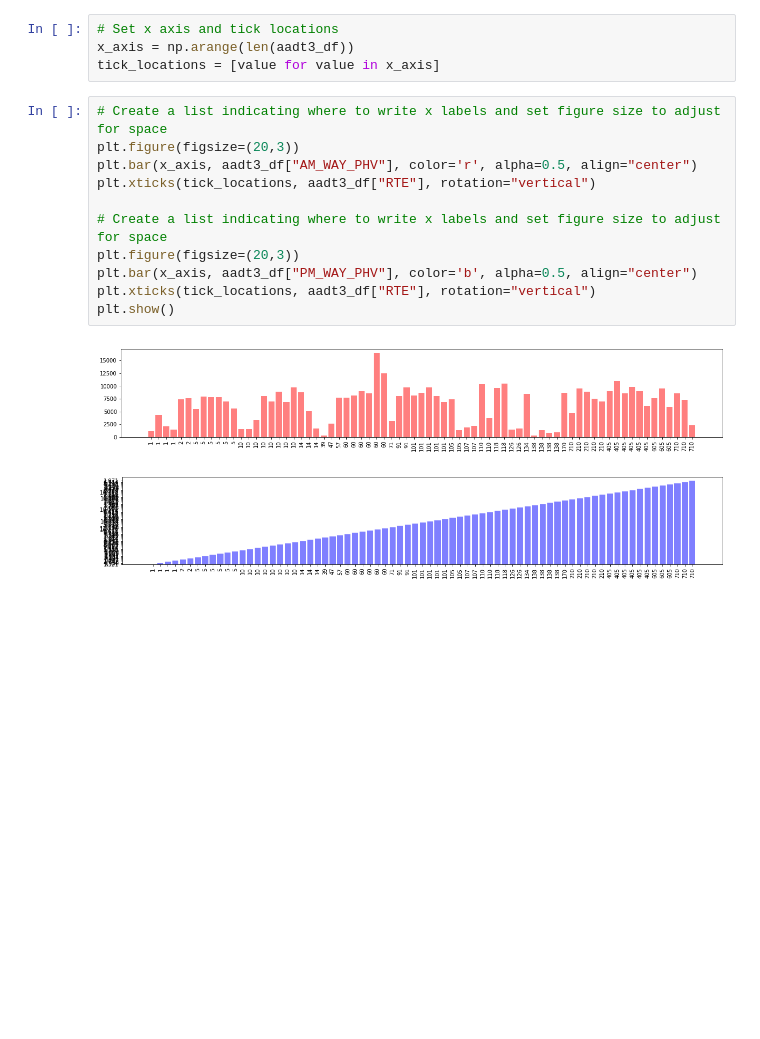
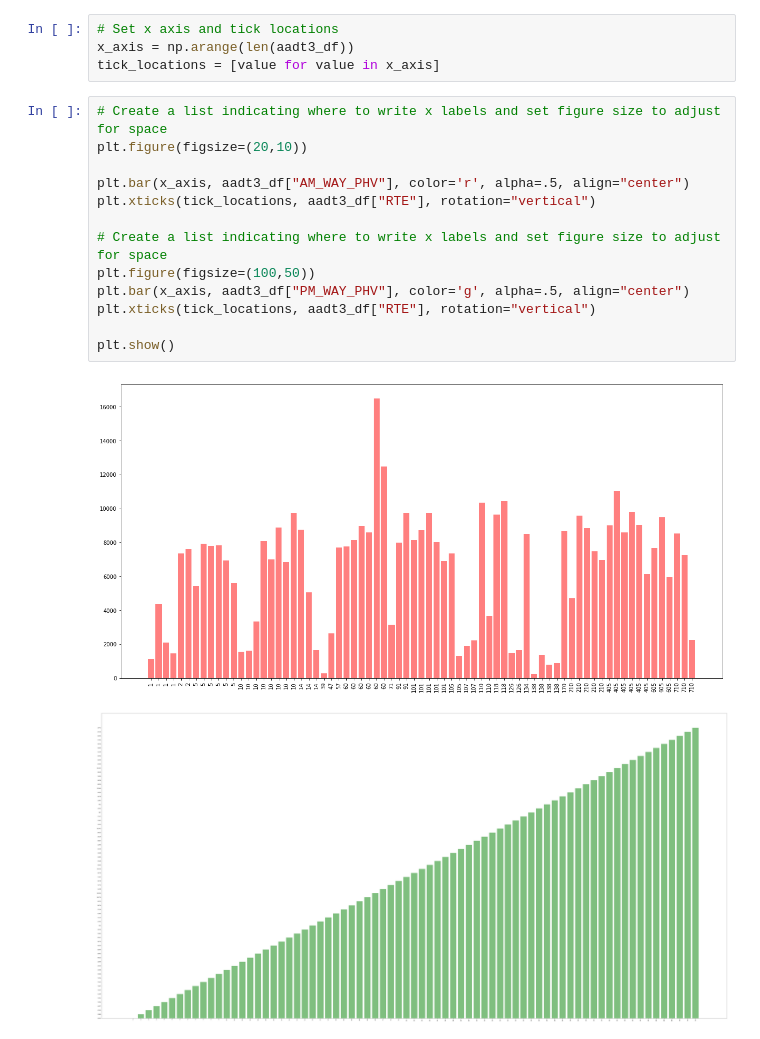
Before and after one commit to ujjwalthapa/California_traffic_analysis, a Jupyter notebook: traffic analysis_cac.ipynb, the cells around one changed output. Saved outputs shown, nothing was run; the diff lists cells and outputs as text; blank space fills up the shorter version.

```diff
--- a/traffic analysis_cac.ipynb
+++ b/traffic analysis_cac.ipynb
@@ -142,16 +176,18 @@ x_axis = np.arange(len(aadt3_df))
 tick_locations = [value for value in x_axis]
 # %%
 # Create a list indicating where to write x labels and set figure size to adjust for space
-plt.figure(figsize=(20,3))
-plt.bar(x_axis, aadt3_df["AM_WAY_PHV"], color='r', alpha=0.5, align="center")
+plt.figure(figsize=(20,10))
+
+plt.bar(x_axis, aadt3_df["AM_WAY_PHV"], color='r', alpha=.5, align="center")
 plt.xticks(tick_locations, aadt3_df["RTE"], rotation="vertical")
 
 # Create a list indicating where to write x labels and set figure size to adjust for space
-plt.figure(figsize=(20,3))
-plt.bar(x_axis, aadt3_df["PM_WAY_PHV"], color='b', alpha=0.5, align="center")
+plt.figure(figsize=(100,50))
+plt.bar(x_axis, aadt3_df["PM_WAY_PHV"], color='g', alpha=.5, align="center")
 plt.xticks(tick_locations, aadt3_df["RTE"], rotation="vertical")
+
 plt.show()
 # %% [output]
-[figure, old version]
+[figure, new version]
-[figure, old version]
+[figure, new version]
 # %%
```
Also changed, not shown: parts of 13 cells of this notebook.
